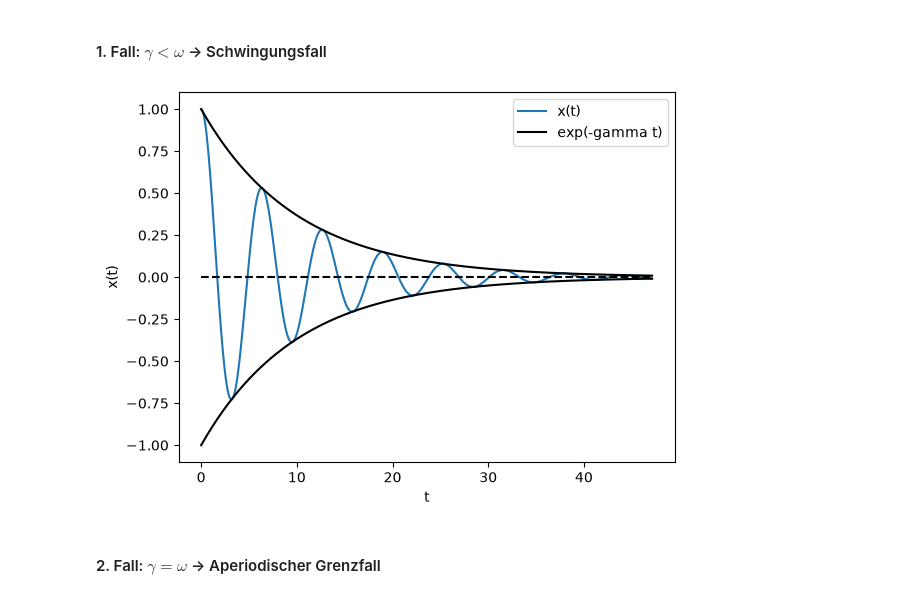
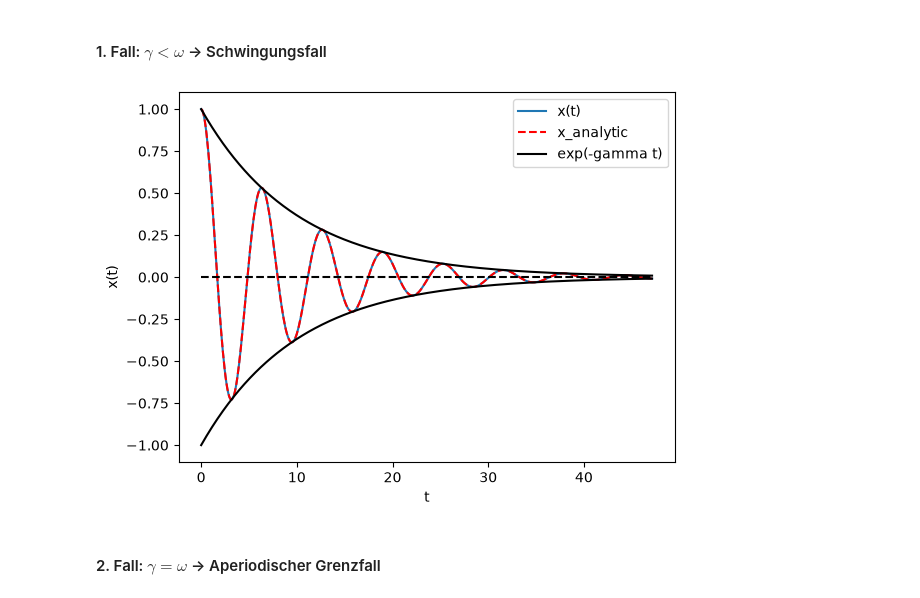
Before and after one commit to motthoma/dhbw_mathe_3_notebooks_skripte, a Jupyter notebook: jupyter_notebooks/harmonic_oscillator.ipynb, the cells around one changed output. Cells and saved outputs as stored; diff of their text form; code cells hidden in the pictures.

```diff
--- a/jupyter_notebooks/harmonic_oscillator.ipynb
+++ b/jupyter_notebooks/harmonic_oscillator.ipynb
@@ -28,30 +28,35 @@ def hom_model(t, y, omega, gamma, m):
     return (dx, dp)
 # %% [markdown]
 #### 1. Fall: $\gamma < \omega $ -> Schwingungsfall
+# %%
+def weak_damp(t, gamma, omega):
+    omega_tilde = np.sqrt(omega**2 - gamma**2)
+    return np.exp(-gamma*t)*(np.cos(omega_tilde*t) + (gamma/omega_tilde)*np.sin(omega_tilde*t))
 # %%
 
 omega = 1.0
 gamma = 0.1
 m = 1.0
 
 T = 15 * np.pi
 
 t = np.linspace(0.0, T, 500)
 yinit = np.array([1.0, 0.])
 
 # standard ode-solver
 y = odeint(hom_model, yinit, t, args=(omega, gamma, m), tfirst=True)
 
 plt.plot(t, y[:, 0], label="x(t)")  # y[:,0} is the first column of y
+plt.plot(t, weak_damp(t, gamma, omega), '--', color="red", label="x_analytic")
 plt.plot(t, np.exp(-gamma * t), '-', color="black", label="exp(-gamma t)")
 plt.plot(t, -np.exp(-gamma * t), '-', color="black")
 plt.plot(t, np.zeros(len(t)), '--', color="black")
 plt.xlabel("t")
 plt.ylabel("x(t)")
 plt.legend(loc="upper right")
 plt.show()
 # %% [output]
-[figure, old version]
+[figure, new version]
 # %% [markdown]
 
 #### 2. Fall: $\gamma = \omega $ -> Aperiodischer Grenzfall
```
Also changed, not shown: parts of 1 cell of this notebook.
